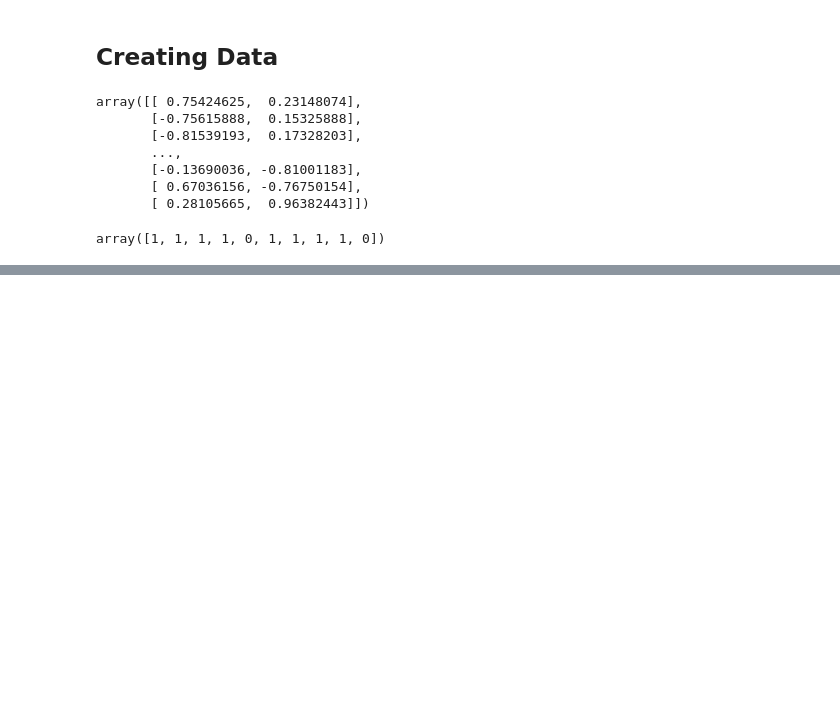
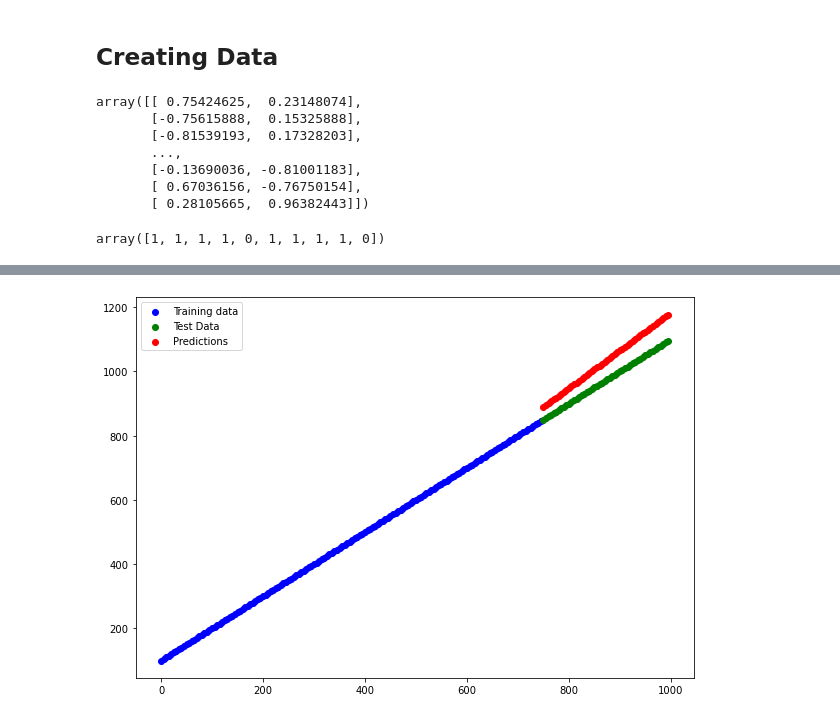
Before and after one commit to SunilDJPro/TensorFlow2, a Jupyter notebook: tensorflow/classification/NN_Classification.ipynb, the cells around one changed output, grey strips where cells are left out. Saved outputs shown, nothing was run; the diff lists cells and outputs as text; code cells hidden in the pictures; blank space fills up the shorter version.

```diff
--- a/tensorflow/classification/NN_Classification.ipynb
+++ b/tensorflow/classification/NN_Classification.ipynb
@@ -106,0 +248,32 @@ plt.scatter(X[:, 0], X[:, 1],c=y, cmap=plt.cm.RdYlBu);
+# %%
+#Reg model
+
+tf.random.set_seed(42)
+
+reg_model = tf.keras.Sequential([
+    tf.keras.layers.Dense(100),
+    tf.keras.layers.Dense(10),
+    tf.keras.layers.Dense(1),
+])
+
+reg_model.compile(loss=tf.losses.mae,
+                 optimizer=tf.optimizers.Adam(),
+                 metrics=["mae"])
+# %%
+#Reg test
+
+tf.random.set_seed(42)
+
+X_reg = tf.range(0, 1000, 5)
+y_reg = tf.range(100, 1100, 5) #y=x+100
+
+X_reg, y_reg
+
+X_reg_train = X_reg[:150]
+X_reg_test = X_reg[150:]
+
+y_reg_train = y_reg[:150]
+y_reg_test = y_reg[150:]
+
+
+reg_model.fit(tf.expand_dims(X_reg_train, axis = -1), y_reg_train, epochs = 100)
@@ -106,0 +307,10 @@ plt.scatter(X[:, 0], X[:, 1],c=y, cmap=plt.cm.RdYlBu);
+# %%
+y_reg_preds = reg_model.predict(X_reg_test)
+
+plt.figure(figsize=(10,7))
+plt.scatter(X_reg_train, y_reg_train, c="b", label="Training data")
+plt.scatter(X_reg_test, y_reg_test, c="g", label="Test Data")
+
+plt.scatter(X_reg_test, y_reg_preds, c="r", label="Predictions")
+plt.legend();
+# %% [output]
@@ -106,0 +318 @@ plt.scatter(X[:, 0], X[:, 1],c=y, cmap=plt.cm.RdYlBu);
+[figure, added]
```
Also changed, not shown: parts of 53 cells of this notebook.
